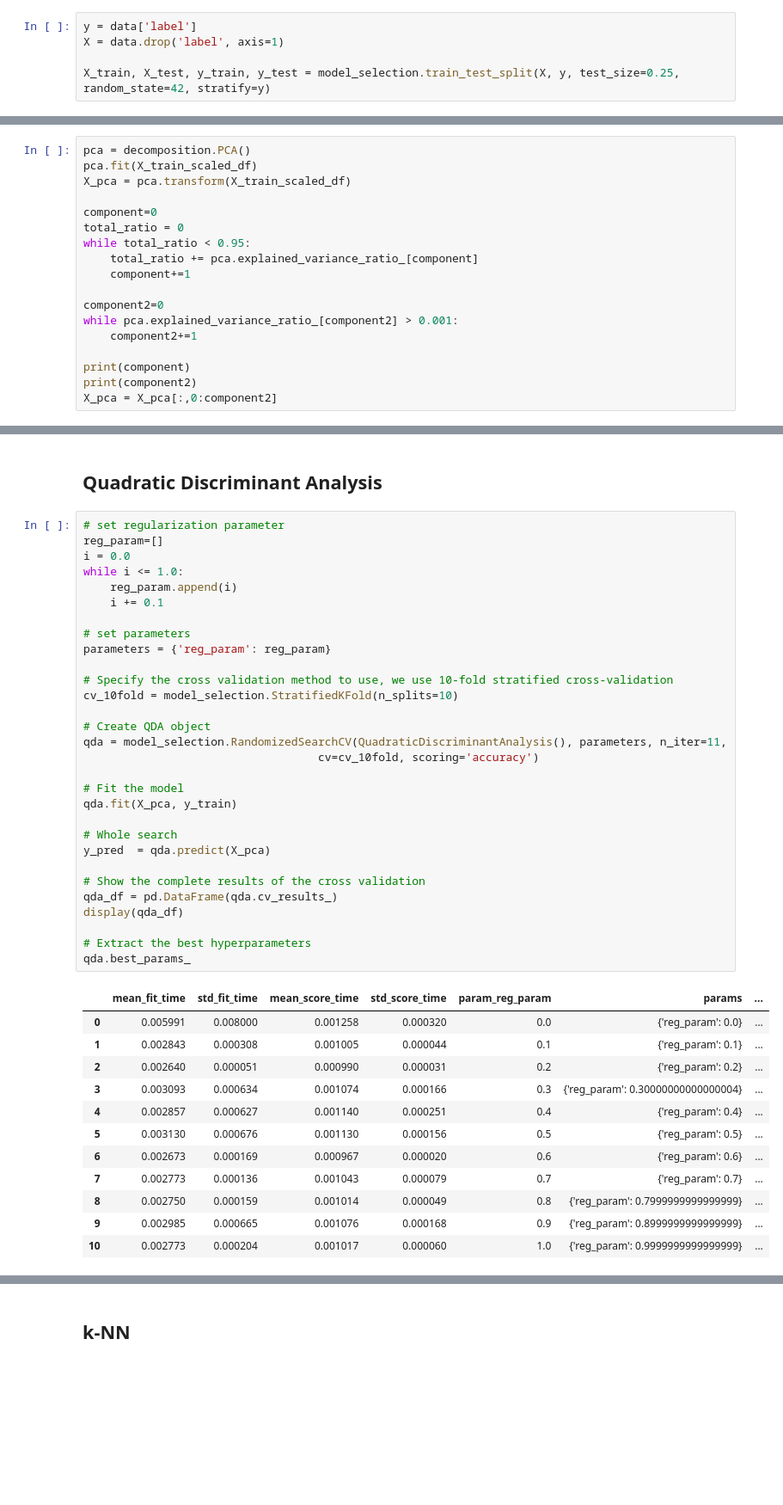
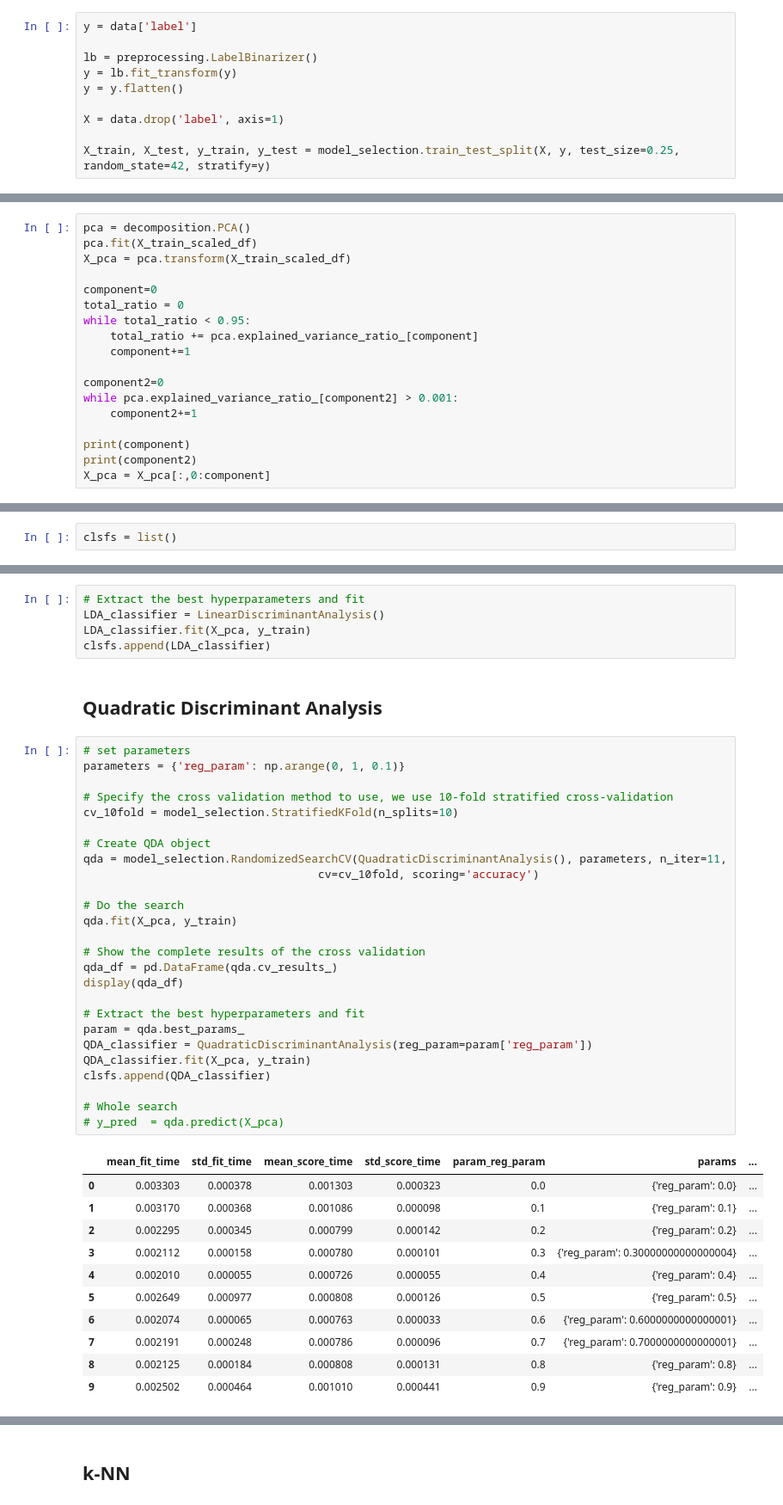
Before and after one commit to Doesjka/TM10007_ML_g9, a Jupyter notebook: assignment.ipynb, the cells around one changed output, grey strips where cells are left out. Shown at 86% size. Saved outputs shown, nothing was run; the diff lists cells and outputs as text; blank space fills up the shorter version.

Commit message:
Classifiers verbeterd en meerdere learning curves

```diff
--- a/assignment.ipynb
+++ b/assignment.ipynb
@@ -135,6 +135,11 @@ The number of columns: 494
 ## Splitting data in train and test set
 # %%
 y = data['label']
+
+lb = preprocessing.LabelBinarizer()
+y = lb.fit_transform(y)
+y = y.flatten()
+
 X = data.drop('label', axis=1)
 
 X_train, X_test, y_train, y_test = model_selection.train_test_split(X, y, test_size=0.25, random_state=42, stratify=y)
@@ -289,7 +294,7 @@ while pca.explained_variance_ratio_[component2] > 0.001:
 
 print(component)
 print(component2)
-X_pca = X_pca[:,0:component2]
+X_pca = X_pca[:,0:component]
 # %% [output]
 40
 62
@@ -296,2 +303,4 @@ X_pca = X_pca[:,0:component2]
+# %%
+clsfs = list()
 # %% [markdown]
 ## Linear Classification
@@ -336,45 +350,45 @@ lda.best_params_
+# %%
+# Extract the best hyperparameters and fit
+LDA_classifier = LinearDiscriminantAnalysis()
+LDA_classifier.fit(X_pca, y_train)
+clsfs.append(LDA_classifier)
 # %% [markdown]
 ## Quadratic Discriminant Analysis
 # %%
-# set regularization parameter
-reg_param=[]
-i = 0.0
-while i <= 1.0:
-    reg_param.append(i)
-    i += 0.1
-
 # set parameters
-parameters = {'reg_param': reg_param}
+parameters = {'reg_param': np.arange(0, 1, 0.1)}
 
 # Specify the cross validation method to use, we use 10-fold stratified cross-validation
 cv_10fold = model_selection.StratifiedKFold(n_splits=10)
 
 # Create QDA object
 qda = model_selection.RandomizedSearchCV(QuadraticDiscriminantAnalysis(), parameters, n_iter=11,
                                    cv=cv_10fold, scoring='accuracy')
 
-# Fit the model
+# Do the search
 qda.fit(X_pca, y_train)
-
-# Whole search
-y_pred  = qda.predict(X_pca)
 
 # Show the complete results of the cross validation
 qda_df = pd.DataFrame(qda.cv_results_)
 display(qda_df)
 
-# Extract the best hyperparameters
-qda.best_params_
+# Extract the best hyperparameters and fit
+param = qda.best_params_
+QDA_classifier = QuadraticDiscriminantAnalysis(reg_param=param['reg_param'])
+QDA_classifier.fit(X_pca, y_train)
+clsfs.append(QDA_classifier)
+
+# Whole search
+# y_pred  = qda.predict(X_pca)
 # %% [output]
 |  | mean_fit_time | std_fit_time | mean_score_time | std_score_time | param_reg_param | params | ... |
-| 0 | 0.005991 | 0.008000 | 0.001258 | 0.000320 | 0.0 | {'reg_param': 0.0} | ... |
-| 1 | 0.002843 | 0.000308 | 0.001005 | 0.000044 | 0.1 | {'reg_param': 0.1} | ... |
-| 2 | 0.002640 | 0.000051 | 0.000990 | 0.000031 | 0.2 | {'reg_param': 0.2} | ... |
-| 3 | 0.003093 | 0.000634 | 0.001074 | 0.000166 | 0.3 | {'reg_param': 0.30000000000000004} | ... |
-| 4 | 0.002857 | 0.000627 | 0.001140 | 0.000251 | 0.4 | {'reg_param': 0.4} | ... |
-| 5 | 0.003130 | 0.000676 | 0.001130 | 0.000156 | 0.5 | {'reg_param': 0.5} | ... |
-| 6 | 0.002673 | 0.000169 | 0.000967 | 0.000020 | 0.6 | {'reg_param': 0.6} | ... |
-| 7 | 0.002773 | 0.000136 | 0.001043 | 0.000079 | 0.7 | {'reg_param': 0.7} | ... |
-| 8 | 0.002750 | 0.000159 | 0.001014 | 0.000049 | 0.8 | {'reg_param': 0.7999999999999999} | ... |
-| 9 | 0.002985 | 0.000665 | 0.001076 | 0.000168 | 0.9 | {'reg_param': 0.8999999999999999} | ... |
-| 10 | 0.002773 | 0.000204 | 0.001017 | 0.000060 | 1.0 | {'reg_param': 0.9999999999999999} | ... |
+| 0 | 0.003303 | 0.000378 | 0.001303 | 0.000323 | 0.0 | {'reg_param': 0.0} | ... |
+| 1 | 0.003170 | 0.000368 | 0.001086 | 0.000098 | 0.1 | {'reg_param': 0.1} | ... |
+| 2 | 0.002295 | 0.000345 | 0.000799 | 0.000142 | 0.2 | {'reg_param': 0.2} | ... |
+| 3 | 0.002112 | 0.000158 | 0.000780 | 0.000101 | 0.3 | {'reg_param': 0.30000000000000004} | ... |
+| 4 | 0.002010 | 0.000055 | 0.000726 | 0.000055 | 0.4 | {'reg_param': 0.4} | ... |
+| 5 | 0.002649 | 0.000977 | 0.000808 | 0.000126 | 0.5 | {'reg_param': 0.5} | ... |
+| 6 | 0.002074 | 0.000065 | 0.000763 | 0.000033 | 0.6 | {'reg_param': 0.6000000000000001} | ... |
+| 7 | 0.002191 | 0.000248 | 0.000786 | 0.000096 | 0.7 | {'reg_param': 0.7000000000000001} | ... |
+| 8 | 0.002125 | 0.000184 | 0.000808 | 0.000131 | 0.8 | {'reg_param': 0.8} | ... |
+| 9 | 0.002502 | 0.000464 | 0.001010 | 0.000441 | 0.9 | {'reg_param': 0.9} | ... |
```
Also changed, not shown: parts of 14 cells of this notebook.
